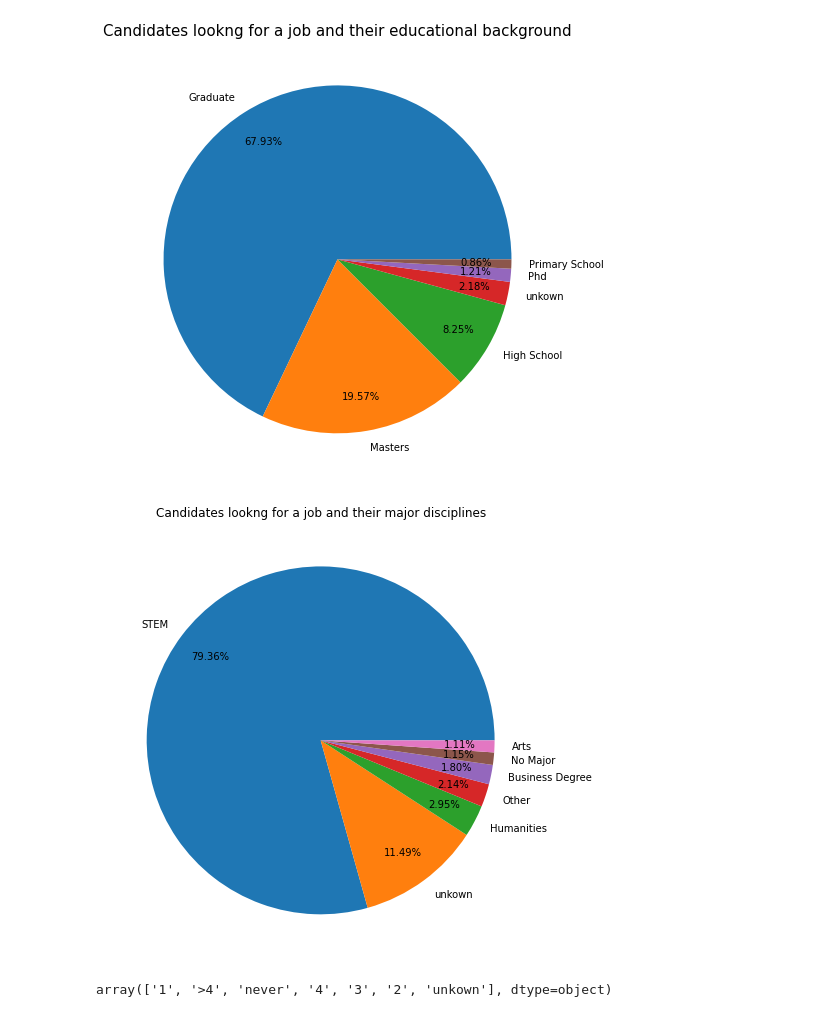
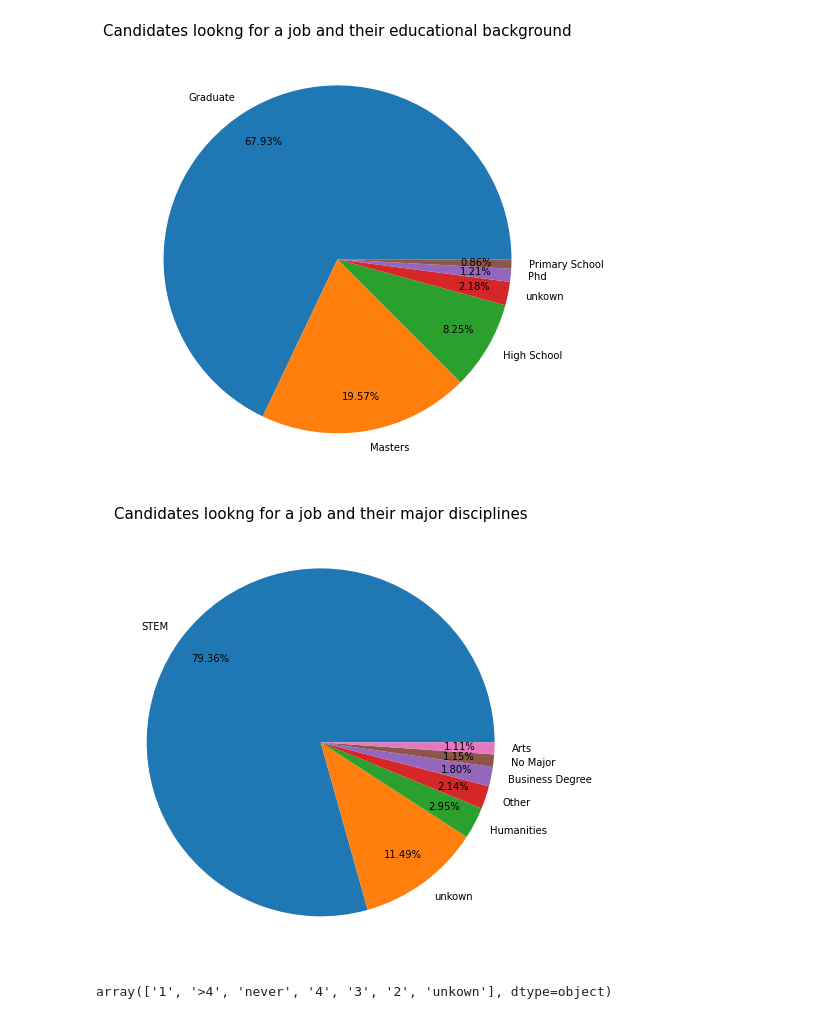
Before and after one commit to elenacramer/HR_Analysis, a Jupyter notebook: hr_analytics_first_view.ipynb, the cells around one changed output. Cells and saved outputs as stored; diff of their text form; code cells hidden in the pictures.

Commit message:
title size changed

```diff
--- a/hr_analytics_first_view.ipynb
+++ b/hr_analytics_first_view.ipynb
@@ -69,14 +69,14 @@ plt.show()
 # %%
 major_discipline = df[df['target'] == 1]['major_discipline']
 values = major_discipline.value_counts()
 labels = values.keys()
 bar,ax = plt.subplots(figsize=(8,8))
 plt.pie(x = values, labels = labels , autopct="%.2f%%",pctdistance=0.8)
-plt.title('Candidates lookng for a job and their major disciplines', fontsize=12)
+plt.title('Candidates lookng for a job and their major disciplines', fontsize=15)
 plt.savefig("blog/major_discipline_target1.png")
 plt.show()
 # %% [output]
-[figure, old version]
+[figure, new version]
 # %%
 df["last_new_job"].unique()
 # %% [output]
```
Also changed, not shown: 1 other file.
